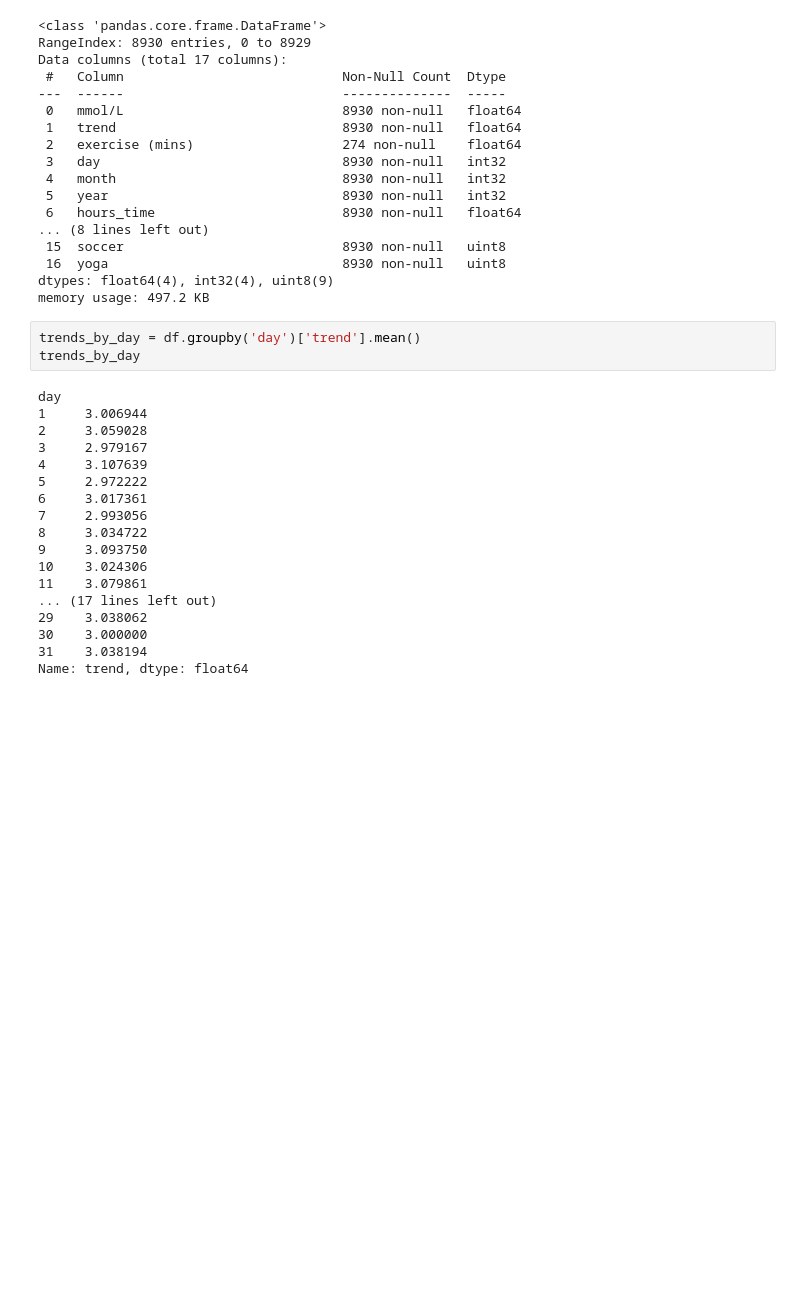
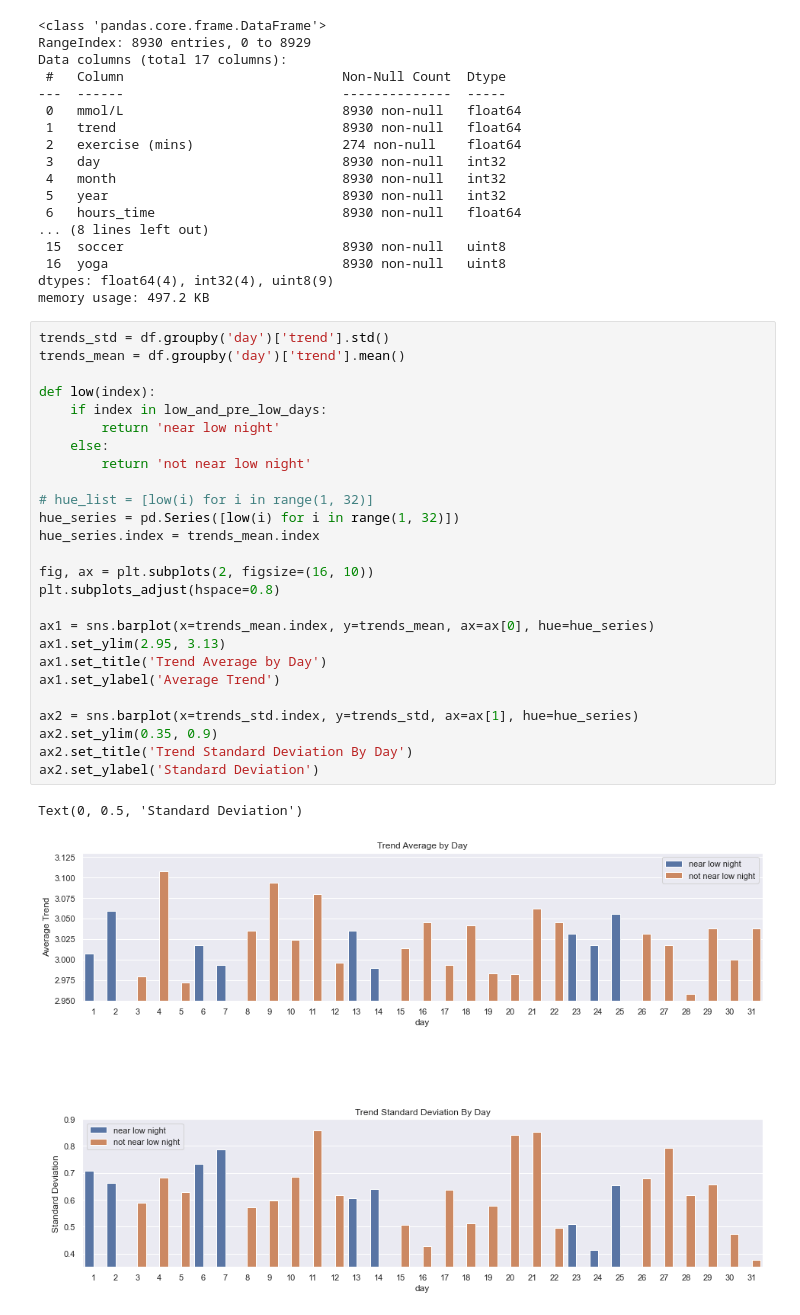
Before and after one commit to nico-palmar/glucose_data_exploration, a Jupyter notebook: march_analysis.ipynb, the cells around one changed output. Saved outputs shown, nothing was run; the diff lists cells and outputs as text; blank space fills up the shorter version.

Commit message:
graph trend averages and standard deviations in march

```diff
--- a/march_analysis.ipynb
+++ b/march_analysis.ipynb
@@ -456,24 +456,32 @@ Data columns (total 17 columns):
  16  yoga                              8930 non-null   uint8
 dtypes: float64(4), int32(4), uint8(9)
 memory usage: 497.2 KB
-# %%
-trends_by_day = df.groupby('day')['trend'].mean()
-trends_by_day
-# %% [output]
-day
-1     3.006944
-2     3.059028
-3     2.979167
-4     3.107639
-5     2.972222
-6     3.017361
-7     2.993056
-8     3.034722
-9     3.093750
-10    3.024306
-11    3.079861
-... (17 lines left out)
-29    3.038062
-30    3.000000
-31    3.038194
-Name: trend, dtype: float64
+# %%
+trends_std = df.groupby('day')['trend'].std()
+trends_mean = df.groupby('day')['trend'].mean()
+
+def low(index):
+    if index in low_and_pre_low_days:
+        return 'near low night'
+    else:
+        return 'not near low night'
+
+# hue_list = [low(i) for i in range(1, 32)]
+hue_series = pd.Series([low(i) for i in range(1, 32)])
+hue_series.index = trends_mean.index
+
+fig, ax = plt.subplots(2, figsize=(16, 10))
+plt.subplots_adjust(hspace=0.8)
+
+ax1 = sns.barplot(x=trends_mean.index, y=trends_mean, ax=ax[0], hue=hue_series)
+ax1.set_ylim(2.95, 3.13)
+ax1.set_title('Trend Average by Day')
+ax1.set_ylabel('Average Trend')
+
+ax2 = sns.barplot(x=trends_std.index, y=trends_std, ax=ax[1], hue=hue_series)
+ax2.set_ylim(0.35, 0.9)
+ax2.set_title('Trend Standard Deviation By Day')
+ax2.set_ylabel('Standard Deviation')
+# %% [output]
+Text(0, 0.5, 'Standard Deviation')
+[figure, added]
```
